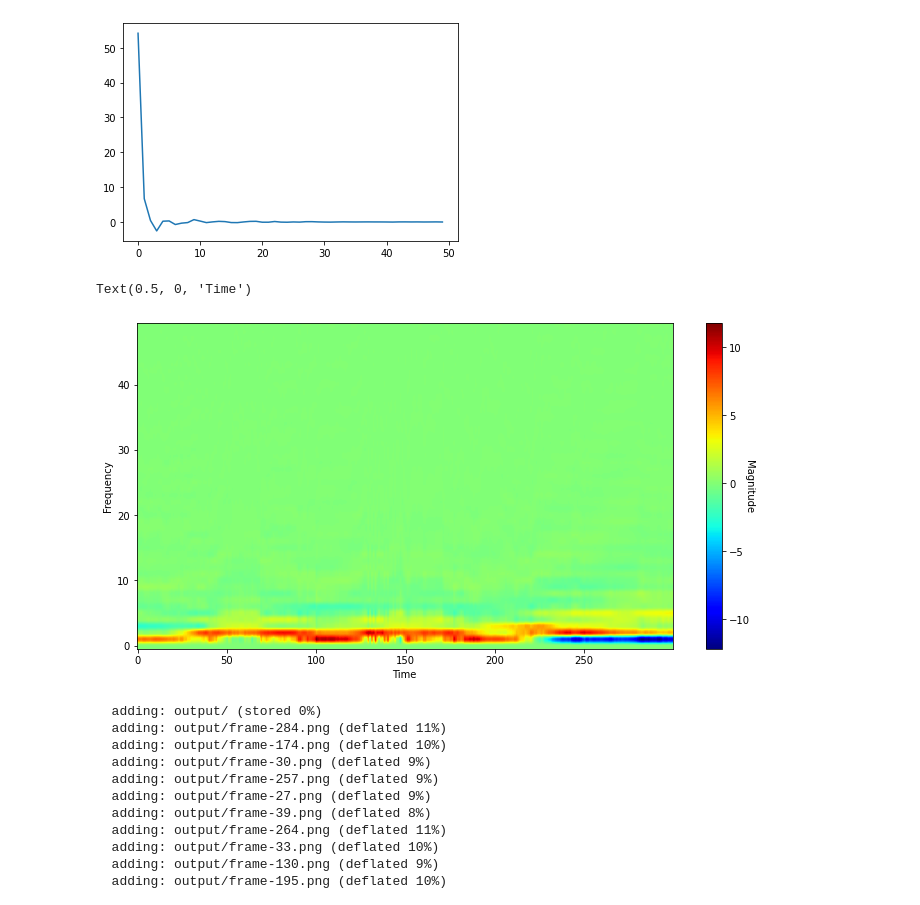
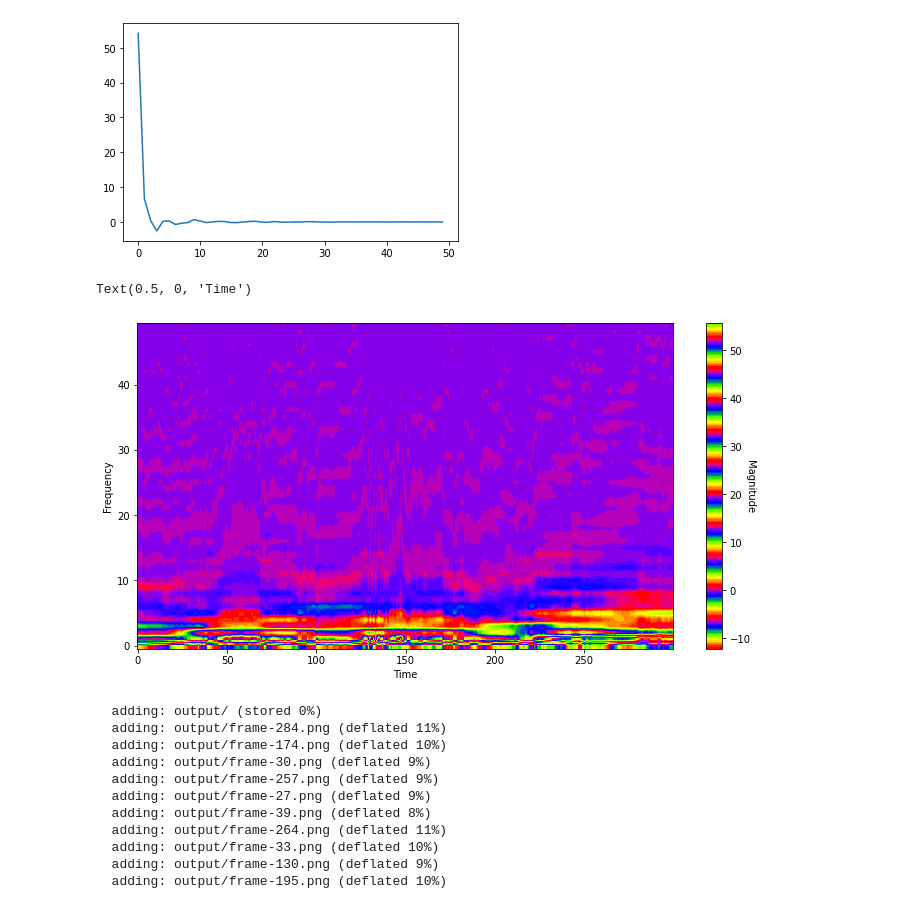
Before and after one commit to jklewis99/MultimodalDeepfakeDetection, a Jupyter notebook: code/BlazeFace/BlazeFace_+_DCT_O_Gram.ipynb, the cells around one changed output. Drawn from its saved outputs; the diff is of its cells as text; code cells hidden in the pictures.

```diff
--- a/code/BlazeFace/BlazeFace_+_DCT_O_Gram.ipynb
+++ b/code/BlazeFace/BlazeFace_+_DCT_O_Gram.ipynb
@@ -129,6 +138,6 @@ def read_video(filename):
     cap.release()
     return array
 # %%
-frames = read_video('/content/aassnaulhq.mp4')
+# frames = read_video('/content/aassnaulhq.mp4')
 # %%
 def resize_and_crop_video(frames, dim):
@@ -191,6 +211,7 @@ def extract_faces(filename, padding=10):
 # %%
 import time
 t0 = time.time()
-faces = extract_faces('/content/bkcyglmfci.mp4', padding=50)
-time.time() - t0
+# for i in range(10):
+faces = extract_faces('bkcyglmfci.mp4', padding=50)
+(time.time() - t0)
 # %% [output]
@@ -250,13 +271,13 @@ plt.plot(dcts[0][:50])
 dctogram = np.stack(dcts).transpose()
 # %%
 plt.figure(figsize=(12, 6))
-plt.imshow(dctogram[:50, :], aspect='auto', origin='lower', cmap='jet')
+plt.imshow(dctogram[:50, :], aspect='auto', origin='lower', cmap='prism')
 plt.colorbar().ax.set_ylabel('Magnitude', rotation=270)
 plt.ylabel('Frequency')
 plt.xlabel('Time')
 # %% [output]
 Text(0.5, 0, 'Time')
-[figure, old version]
+[figure, new version]
 # %%
 !zip -r output.zip output
 # %% [output]
```
Also changed, not shown: parts of 7 cells of this notebook, 5 other files.
